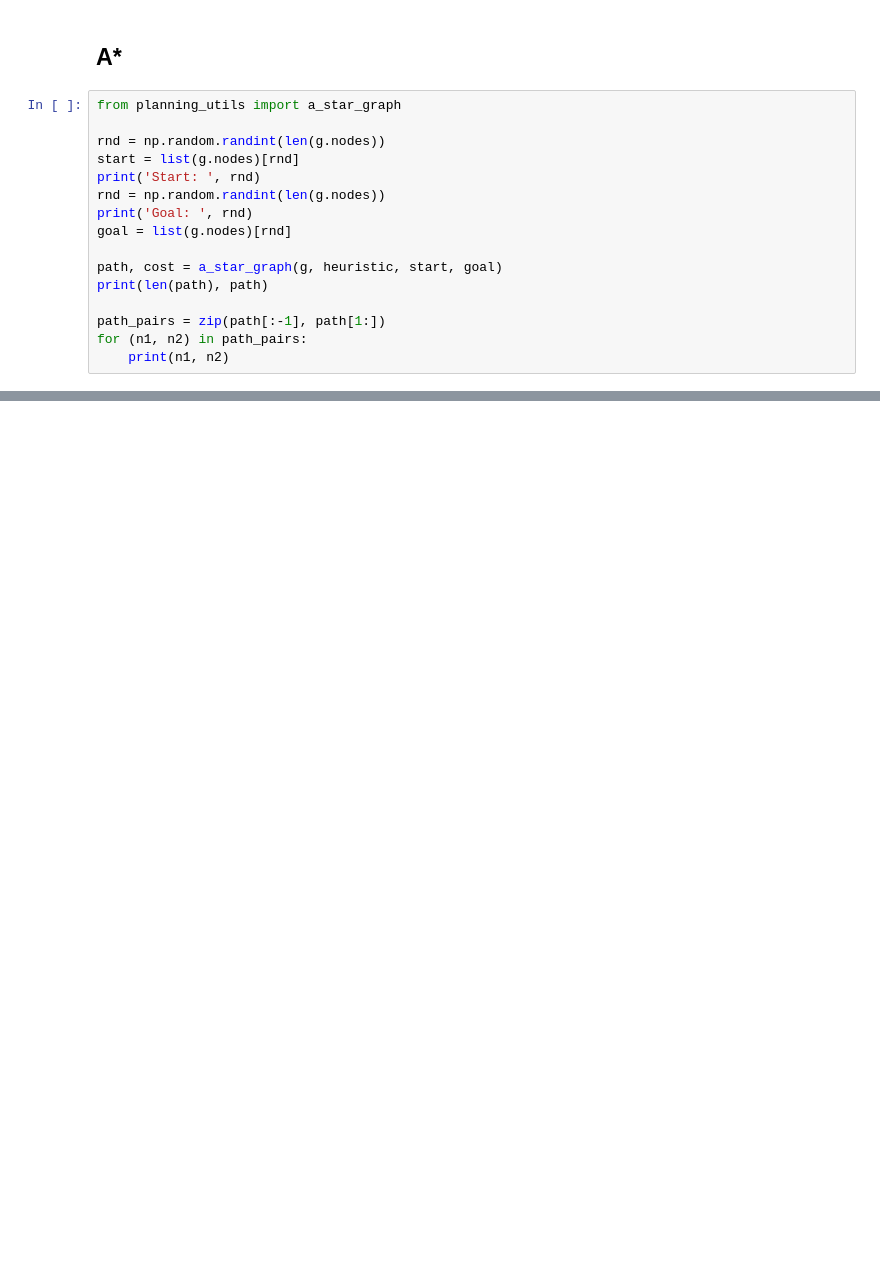
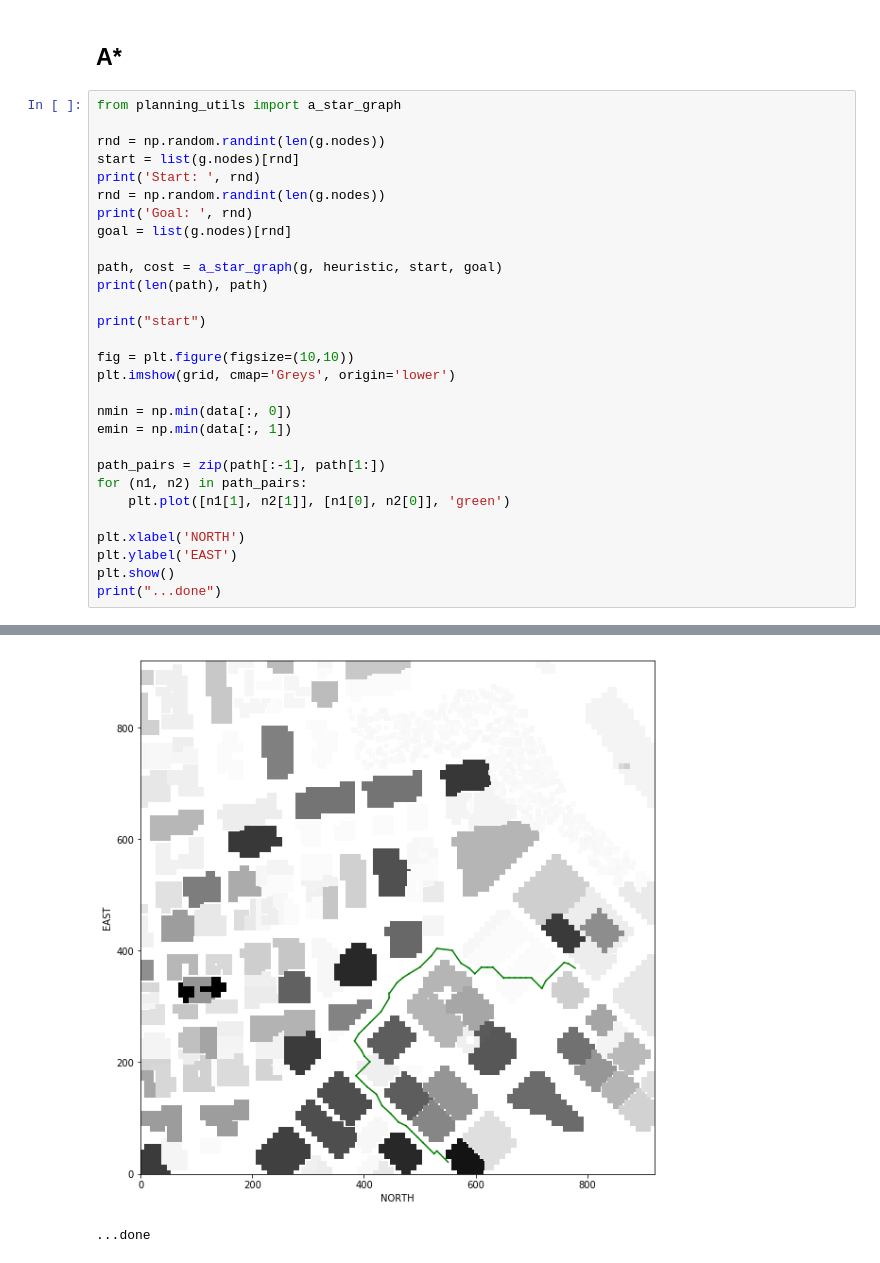
Before and after one commit to edupaz2/FCND-Motion-Planning, a Jupyter notebook: research_voronoi.ipynb, the cells around one changed output, grey strips where cells are left out. Drawn from its saved outputs; the diff is of its cells as text; blank space fills up the shorter version.

```diff
--- a/research_voronoi.ipynb
+++ b/research_voronoi.ipynb
@@ -172,6 +199,20 @@ goal = list(g.nodes)[rnd]
 path, cost = a_star_graph(g, heuristic, start, goal)
 print(len(path), path)
 
+print("start")
+
+fig = plt.figure(figsize=(10,10))
+plt.imshow(grid, cmap='Greys', origin='lower')
+
+nmin = np.min(data[:, 0])
+emin = np.min(data[:, 1])
+
 path_pairs = zip(path[:-1], path[1:])
 for (n1, n2) in path_pairs:
-    print(n1, n2)
+    plt.plot([n1[1], n2[1]], [n1[0], n2[0]], 'green')
+
+plt.xlabel('NORTH')
+plt.ylabel('EAST')
+plt.show()
+print("...done")
+# %% [output]
@@ -177,0 +224,2 @@ for (n1, n2) in path_pairs:
+[figure, added]
+...done
```
Also changed, not shown: parts of 11 cells of this notebook, 9 other files.
